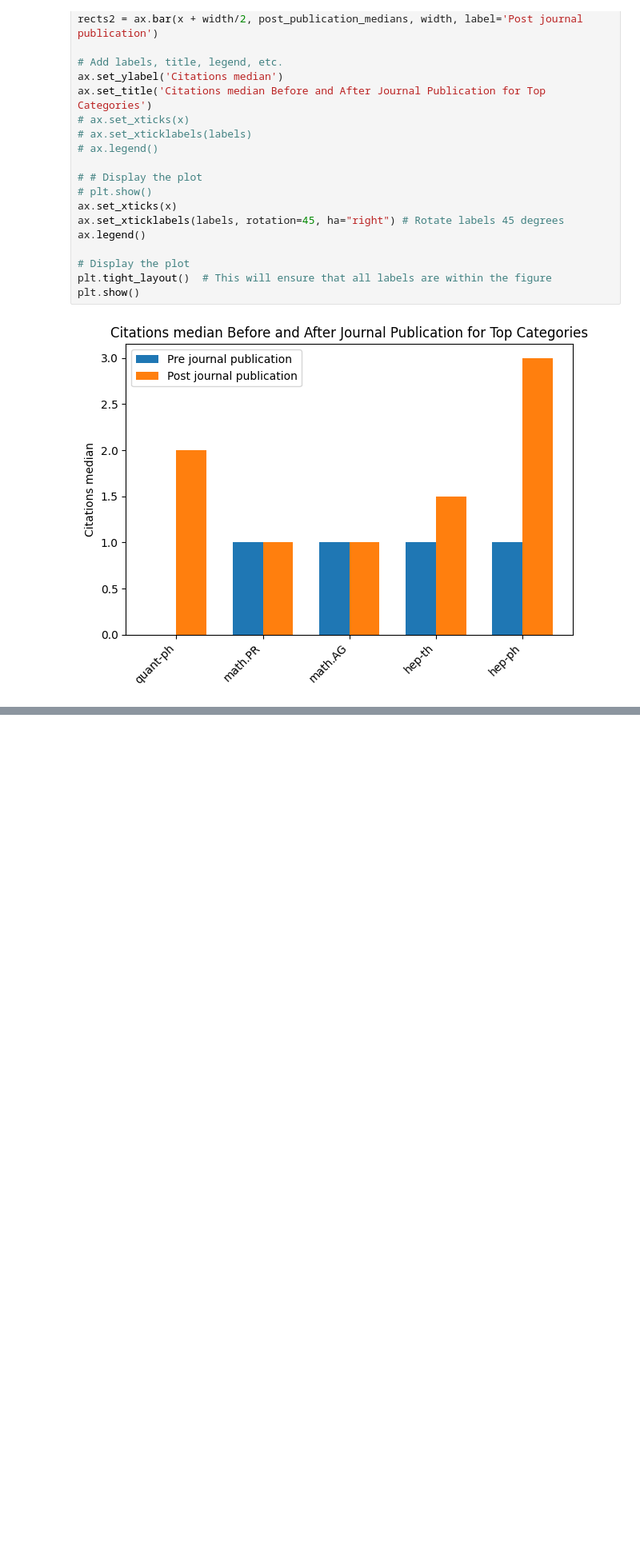
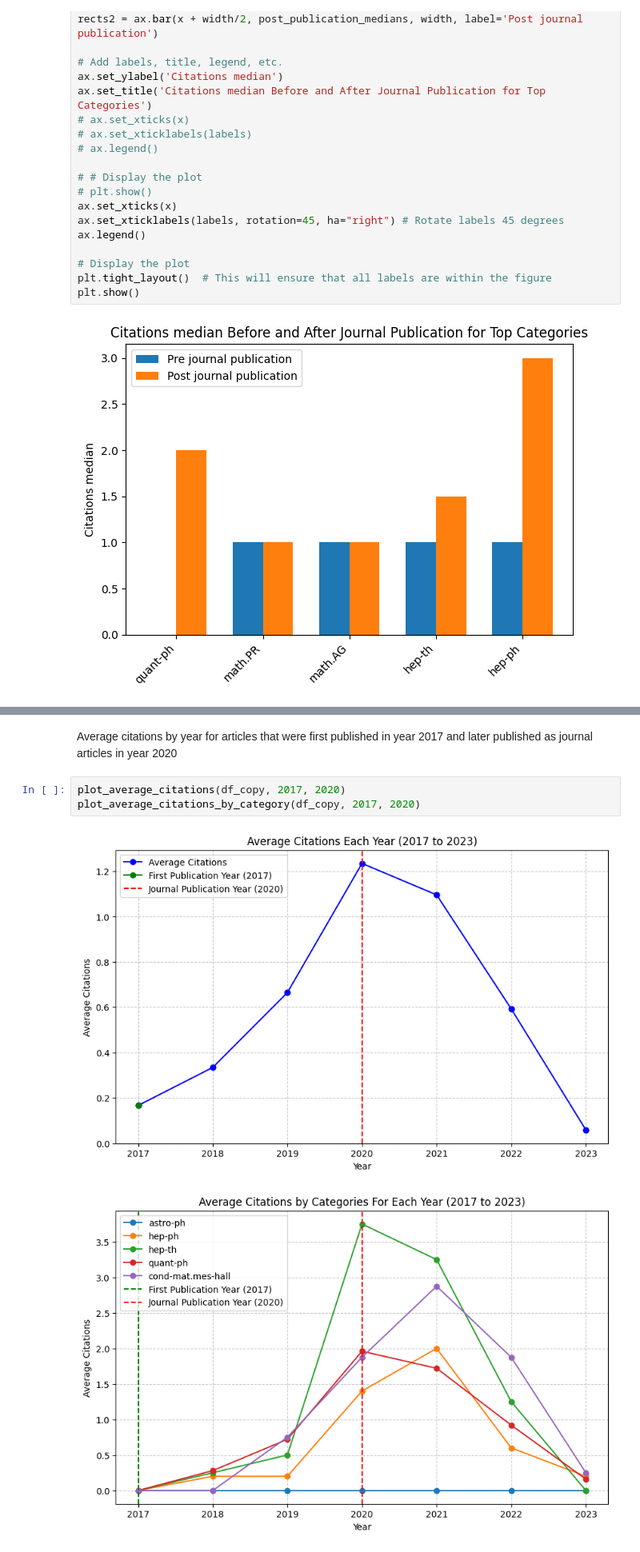
Before and after one commit to dudi709/big-data-journal-citations, a Jupyter notebook: Results_and_Visualizations.ipynb, the cells around one changed output, grey strips where cells are left out. Shown at 80% size. Drawn from its saved outputs; the diff is of its cells as text; blank space fills up the shorter version.

```diff
--- a/Results_and_Visualizations.ipynb
+++ b/Results_and_Visualizations.ipynb
@@ -1010,0 +1154,8 @@ plt.show()
+# %% [markdown]
+Average citations by year for articles that were first published in year 2017 and later published as journal articles in year 2020
+# %%
+plot_average_citations(df_copy, 2017, 2020)
+plot_average_citations_by_category(df_copy, 2017, 2020)
+# %% [output]
+[figure, added]
+[figure, added]
```
Also changed, not shown: parts of 9 cells of this notebook.
